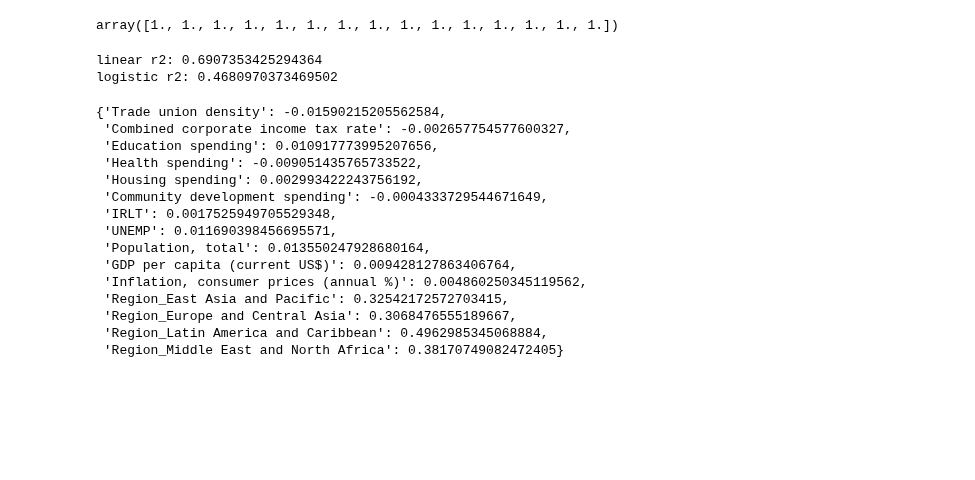
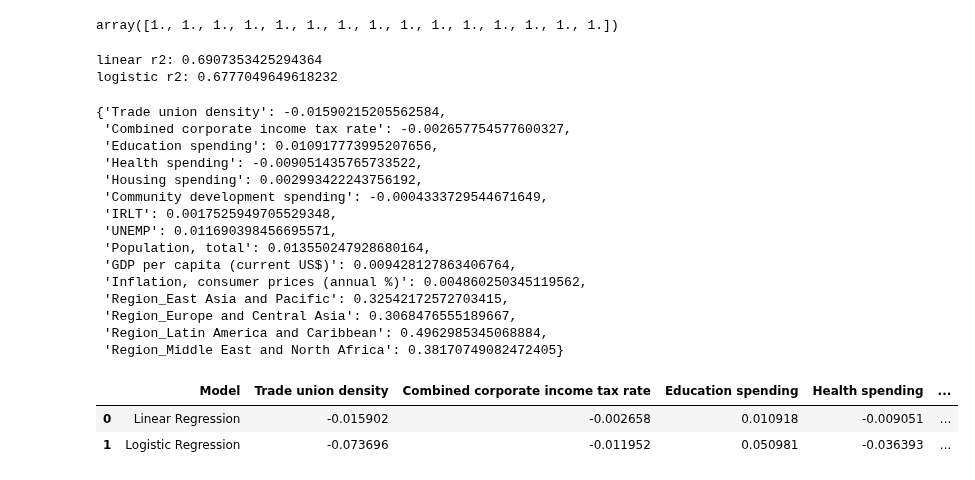
Before and after one commit to songmichael11/Consensus, a Jupyter notebook: ml-src/GINI_log_model.ipynb, the cells around one changed output. Drawn from its saved outputs; the diff is of its cells as text; code cells hidden in the pictures; blank space fills up the shorter version.

Commit message:
refined logistic regression model and exported model weights to csv

```diff
--- a/ml-src/GINI_log_model.ipynb
+++ b/ml-src/GINI_log_model.ipynb
@@ -76,7 +76,7 @@ array([1., 1., 1., 1., 1., 1., 1., 1., 1., 1., 1., 1., 1., 1., 1.])
 X_train, X_test, y_train, y_test = train_test_split(
     X, y, test_size=0.3, random_state=3)
 
-cval_weights = log_regress(X,y,w,alpha=.1,max_iter=10000)
+cval_weights = log_regress(X,y,w,alpha=.005,max_iter=1000)
 predictions = []
 for x in X_test:
     dot_prod = np.dot(x, cval_weights)
@@ -115,7 +115,7 @@ print('logistic r2:', log_cval_results['r2'])
 lin_cval_results['coefficients']
 # %% [output]
 linear r2: 0.6907353425294364
-logistic r2: 0.4680970373469502
+logistic r2: 0.6777049649618232
 {'Trade union density': -0.01590215205562584,
  'Combined corporate income tax rate': -0.002657754577600327,
  'Education spending': 0.010917773995207656,
@@ -131,6 +131,15 @@ logistic r2: 0.4680970373469502
  'Region_Europe and Central Asia': 0.3068476555189667,
  'Region_Latin America and Caribbean': 0.4962985345068884,
  'Region_Middle East and North Africa': 0.38170749082472405}
+# %%
+weights_df = pd.DataFrame([lin_cval_results['coefficients'], log_cval_results['coefficients']])
+weights_df.insert(0, 'Model', ['Linear Regression', 'Logistic Regression'])
+weights_df.to_csv('model_weights.csv', index=False)
+weights_df
+# %% [output]
+|  | Model | Trade union density | Combined corporate income tax rate | Education spending | Health spending | ... |
+| 0 | Linear Regression | -0.015902 | -0.002658 | 0.010918 | -0.009051 | ... |
+| 1 | Logistic Regression | -0.073696 | -0.011952 | 0.050981 | -0.036393 | ... |
 # %%
 import plotly.express as px
 
```
Also changed, not shown: parts of 2 cells of this notebook, 2 other files.
